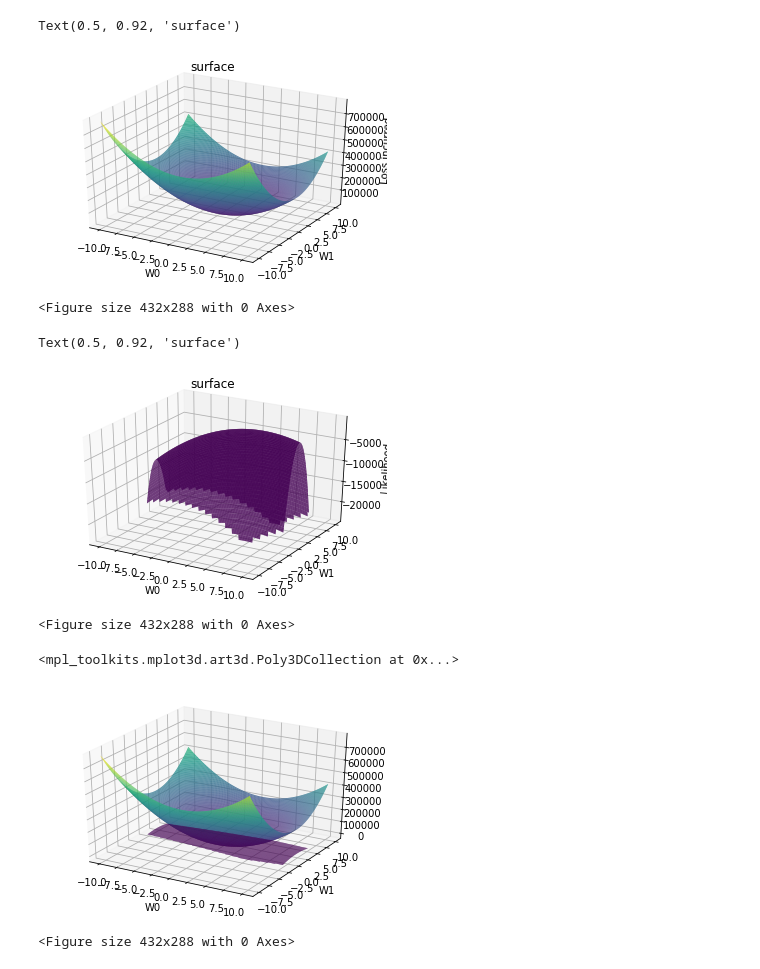
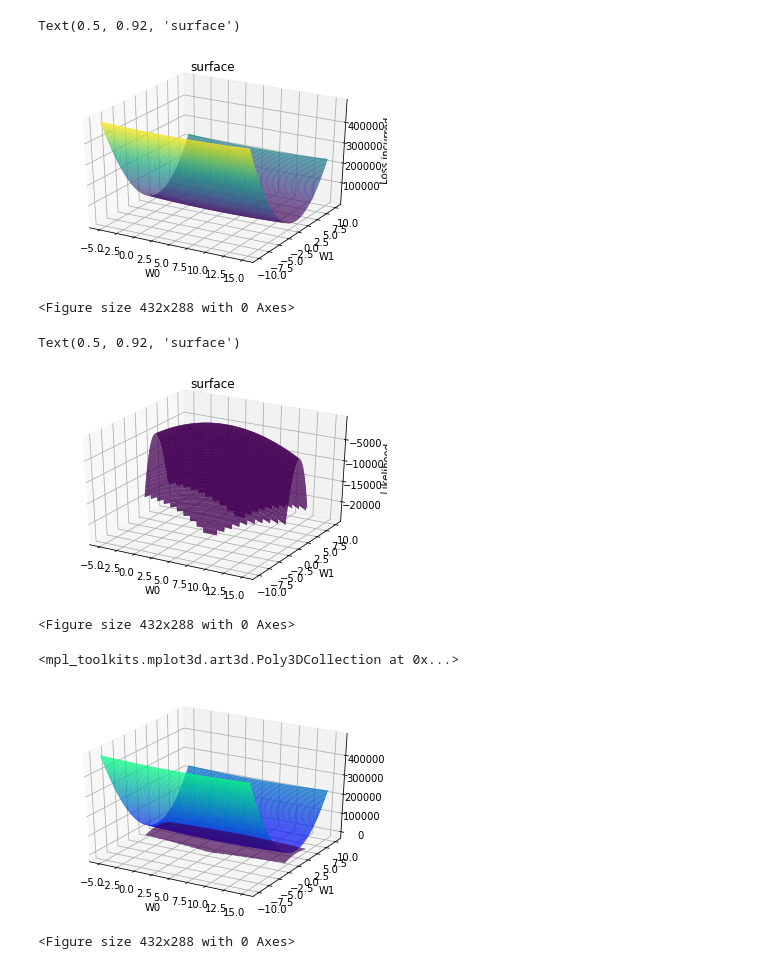
Before and after one commit to AnkitDimri/Machine-Learning, a Jupyter notebook: loss-likelihood-comparison.ipynb, the cells around one changed output. Drawn from its saved outputs; the diff is of its cells as text; code cells hidden in the pictures.

```diff
--- a/loss-likelihood-comparison.ipynb
+++ b/loss-likelihood-comparison.ipynb
@@ -12,11 +12,11 @@ def loss (w0, w1, x, y):
     l = 0
     for i in range (len (x)):
 
-        l += (w0*5 + w1*x [i] - y [i])**2
+        l += (w0 + w1*x [i] - y [i])**2
 
     return l
 # %%
-w0 = np.linspace (-10, 10, 200)
+w0 = np.linspace (-5, 15, 200)
 w1 = np.linspace (-10, 10, 200)
 
 W0, W1 = np.meshgrid (w0, w1)
@@ -31,7 +31,7 @@ ax.plot_surface(W0, W1, loss (W0, W1, x, y), rstride=1, cstride=1,cmap='viridis'
 ax.set_title('surface')
 # %% [output]
 Text(0.5, 0.92, 'surface')
-[figure, old version]
+[figure, new version]
 <Figure size 432x288 with 0 Axes>
 # %%
 def loglikelihood (d, mu, w1, w0):
@@ -53,17 +53,17 @@ ax.plot_surface(W0, W1, loglikelihood (x, y, W1, W0), rstride=1, cstride=1,cmap=
 ax.set_title('surface')
 # %% [output]
 Text(0.5, 0.92, 'surface')
-[figure, old version]
+[figure, new version]
 <Figure size 432x288 with 0 Axes>
 # %%
 ax = plt.axes(projection='3d')
 fig = plt.figure()
 ax.set_xlabel('W0')
 ax.set_ylabel('W1')
 
-ax.plot_surface(W0, W1, loss (W0, W1, x, y), rstride=1, cstride=1,cmap='viridis', edgecolor='none')
+ax.plot_surface(W0, W1, loss (W0, W1, x, y), rstride=1, cstride=1,cmap='winter', edgecolor='none')
 ax.plot_surface(W0, W1, loglikelihood (x, y, W1, W0), rstride=1, cstride=1,cmap='viridis', edgecolor='none')
 # %% [output]
 <mpl_toolkits.mplot3d.art3d.Poly3DCollection at 0x...>
-[figure, old version]
+[figure, new version]
 <Figure size 432x288 with 0 Axes>
```
Also changed, not shown: parts of 3 cells of this notebook.
